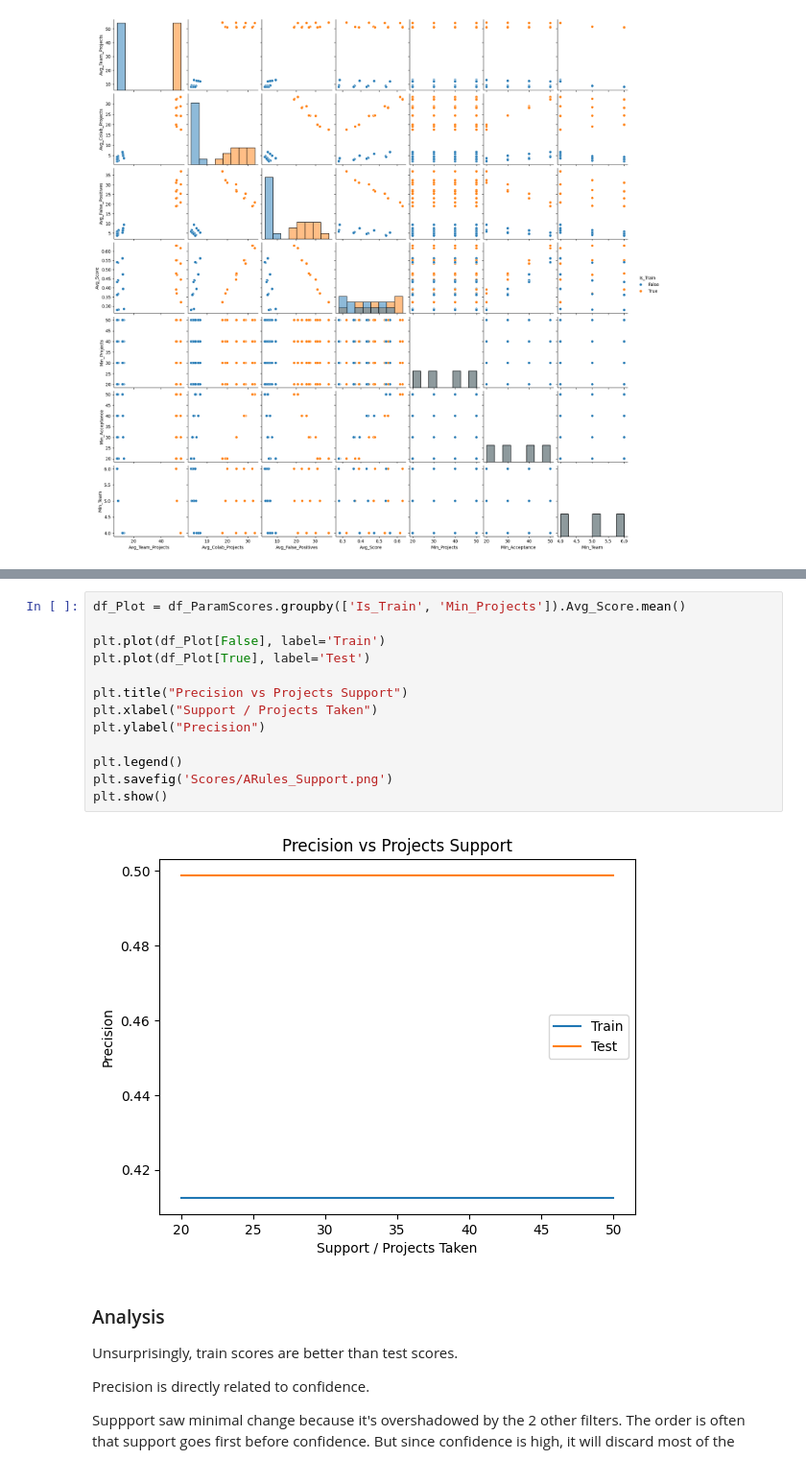
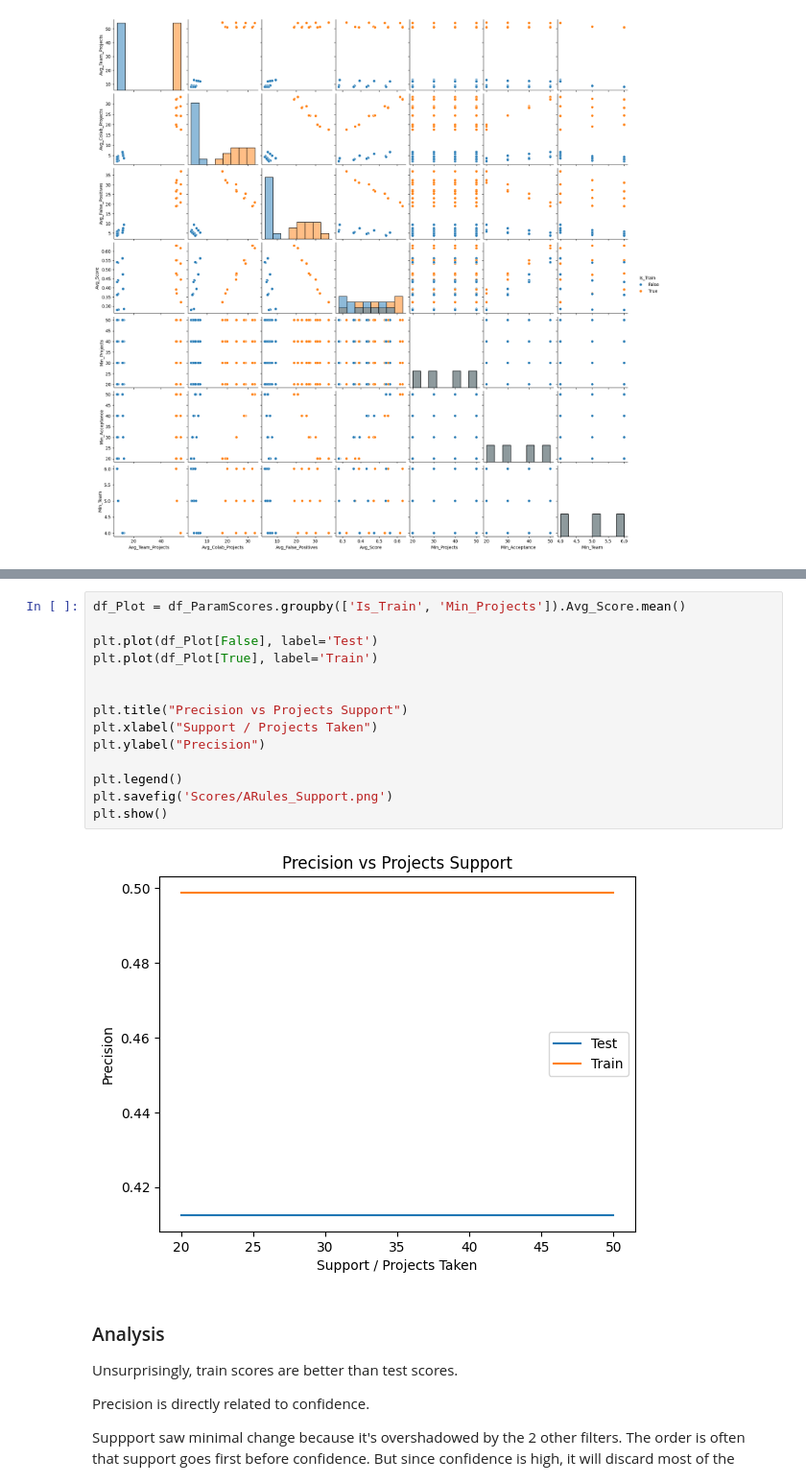
Before and after one commit to CharlesO55/DATA102-MAL_Scraper, a Jupyter notebook: MP/2 ARules.ipynb, the cells around one changed output, grey strips where cells are left out. Shown: that part at 96% size. Cells and saved outputs as stored; diff of their text form.

```diff
--- a/MP/2 ARules.ipynb
+++ b/MP/2 ARules.ipynb
@@ -656,18 +656,19 @@ plt.show()
 # %%
 df_Plot = df_ParamScores.groupby(['Is_Train', 'Min_Projects']).Avg_Score.mean()
 
-plt.plot(df_Plot[False], label='Train')
-plt.plot(df_Plot[True], label='Test')
+plt.plot(df_Plot[False], label='Test')
+plt.plot(df_Plot[True], label='Train')
+
 
 plt.title("Precision vs Projects Support")
 plt.xlabel("Support / Projects Taken")
 plt.ylabel("Precision")
 
 plt.legend()
 plt.savefig('Scores/ARules_Support.png')
 plt.show()
 # %% [output]
-[figure, old version]
+[figure, new version]
 # %% [markdown]
 ### Analysis
 
```
Also changed, not shown: parts of 2 cells of this notebook, 26 other files.
